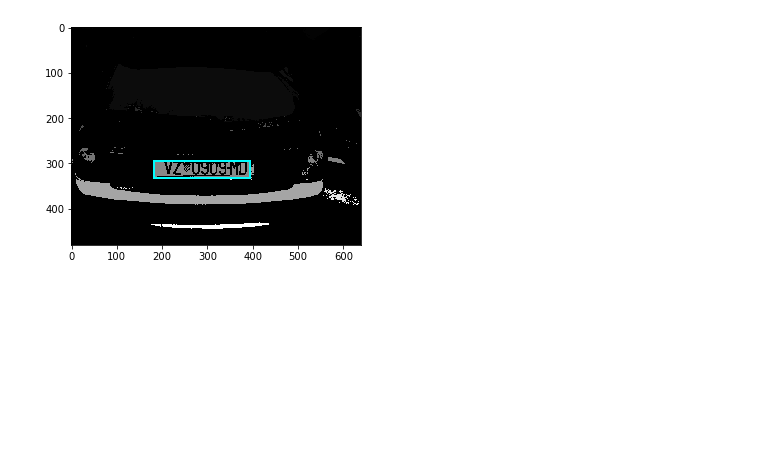
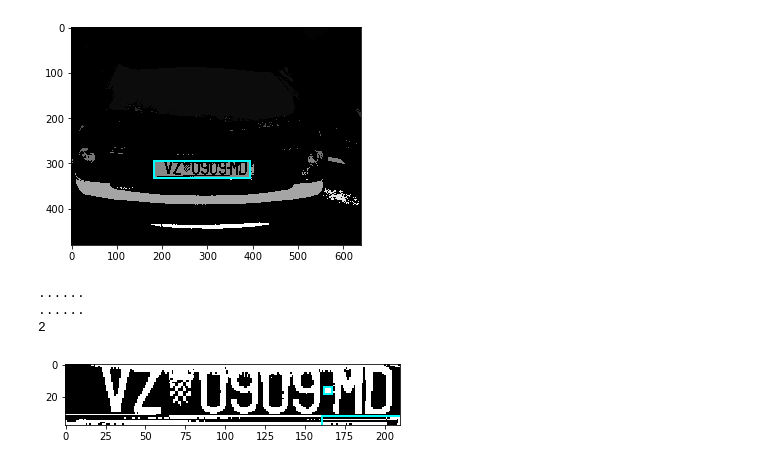
Before and after one commit to priyaSin/LicensePlateRecognizer, a Jupyter notebook: character_segmentation.ipynb, the cells around one changed output. Drawn from its saved outputs; the diff is of its cells as text; code cells hidden in the pictures; blank space fills up the shorter version.

Commit message:
CharacterSegmentationDone

```diff
--- a/character_segmentation.ipynb
+++ b/character_segmentation.ipynb
@@ -67,37 +67,53 @@ Car Binary image
 # %%
 # Inverting the image means changing 0 to 1 and 1 to 0, black pixel to white pixel and vice versa
 license_plate = np.invert(cca.license_plate_img[0])
 
 #Creating regions in the image
 label_plate = measure.label(license_plate)
 
 #Displaying the license_plate_image
 fig, ax1 = plt.subplots(1)
-ax1.imshow(license_plate , cmap = "gray")
+#ax1.imshow(license_plate , cmap = "gray")
 
 #Assumptions we are making about character size wrt to license plate size
 # 1. Character width should be between 2% to 10%
 # 2. Character height should be 40% to 90% of lincense plate height
 
-min_height , max_height , min_width , max_width = (0.40*license_plate.shape[0] , 0.9*license_plate.shape[0] , 0.02*license_plate[1] , 0.1 * license_plate[1])
-
+min_height , max_height , min_width , max_width = (0.1*license_plate.shape[0] , license_plate.shape[0] , 0.0*license_plate.shape[1] , 0.40 * license_plate.shape[1])
+#print(min_height , max_height , min_width , max_width)
 char = []  # For storing the segmented character
-
+track = []
 for region in regionprops(label_plate):
     min_row , min_col , max_row , max_col = region.bbox
     height = max_row - min_row
     width = max_col - min_col
 
 
     #Applying the assumptions:
-    if height >= min_height and height >= max_height and width >= min_width and width <= max_width:
+    if height >= min_height and height <= max_height and width >= min_width and width <= max_width:
+        print("......")
+
         #Extracting a character from license plate
         character = license_plate[min_row : max_row , min_col : max_col]
 
         #Creating s rectangle around the recognised character
-        patch = patches.Rectangle((min_col , min_row) , width , height , edgecolor = "cyan"
+        patch = patches.Rectangle((min_col , min_row) , width , height , edgecolor = "cyan",
                                  linewidth = 2 , fill = False)
         ax1.add_patch(patch)
 
-        #One extra thing that we need to do here (Do accordingly to the dataset you have)
-        # Resizing the size of the characters to 20X20
+        # One extra thing that we need to do here (Do accordingly to the dataset you have)
+        # Resizing the size of the characters to 20X20 and then adding to char list
+        # We are resizing as the images of characters we have used for training are 20X20
+        resize_char = resize(character , (20 , 20))
+        char.append(resize_char)
+
+        # below is use to keep a track of sequence of characters
+        track.append(min_col)
+print(len(char))
+ax1.imshow(license_plate , cmap = "gray")
+plt.show()
+# %% [output]
+......
+......
+2
+[figure, added]
```
